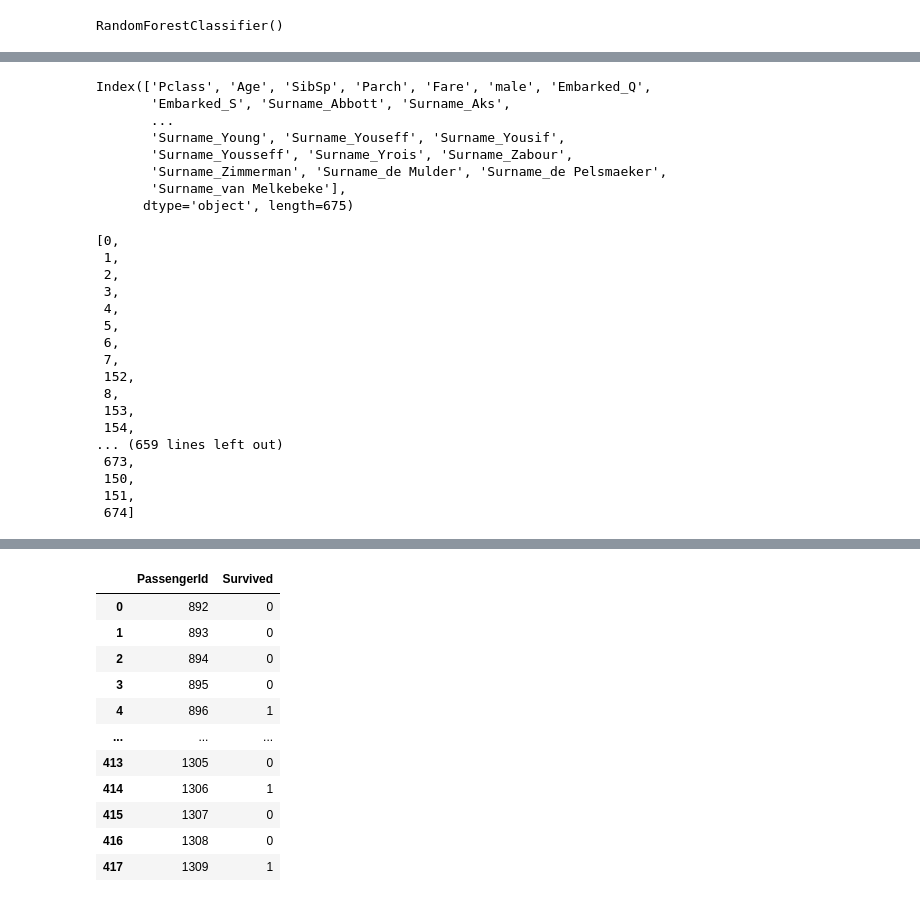
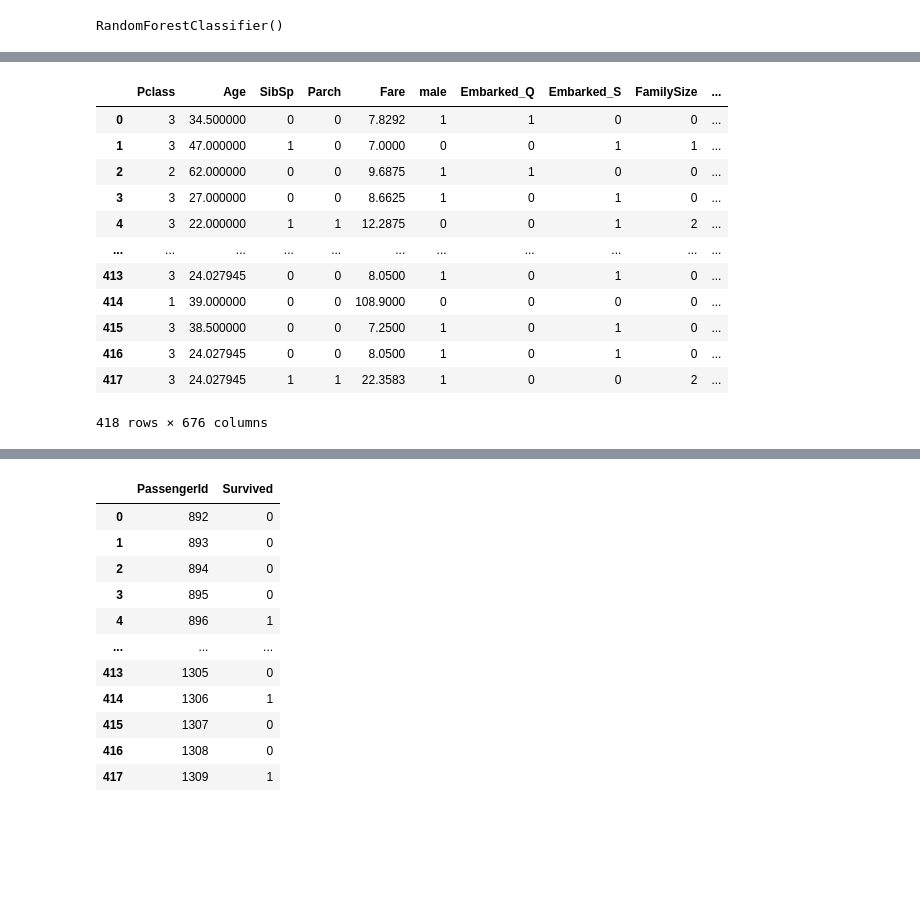
Before and after one commit to Avngrstark62/Titanic---Machine-Learning-from-Disaster, a Jupyter notebook: random_forest_classifier.ipynb, the cells around one changed output, grey strips where cells are left out. Saved outputs shown, nothing was run; the diff lists cells and outputs as text; code cells hidden in the pictures; blank space fills up the shorter version.

```diff
--- a/random_forest_classifier.ipynb
+++ b/random_forest_classifier.ipynb
@@ -192,5 +199,4 @@ data.head()
 # %%
-X = data.drop(columns=['PassengerId', 'Survived'])
-y = data['Survived']
+X = train_data.drop(columns=['PassengerId', 'Survived'])
+y = train_data['Survived']
 all_features = X.columns
-X
@@ -382,4 +258,8 @@ X.head()
 # %%
-for feature in X.columns:
+missing_features = [feature for feature in all_features if feature not in test_X.columns]
+missing_data = pd.DataFrame(0, index=test_X.index, columns=missing_features)
+test_X = pd.concat([test_X, missing_data], axis=1)
+
+for feature in test_X.columns:
     if feature not in all_features:
-        X.drop(feature, axis=1, inplace=True)
+        test_X.drop(feature, axis=1, inplace=True)
@@ -407,35 +266,21 @@ Index(['Pclass', 'Age', 'SibSp', 'Parch', 'Fare', 'male', 'Embarked_Q',
-# %%
-X.columns
-# %% [output]
-Index(['Pclass', 'Age', 'SibSp', 'Parch', 'Fare', 'male', 'Embarked_Q',
-       'Embarked_S', 'Surname_Abbott', 'Surname_Aks',
-       ...
-       'Surname_Young', 'Surname_Youseff', 'Surname_Yousif',
-       'Surname_Yousseff', 'Surname_Yrois', 'Surname_Zabour',
-       'Surname_Zimmerman', 'Surname_de Mulder', 'Surname_de Pelsmaeker',
-       'Surname_van Melkebeke'],
-      dtype='object', length=675)
 # %%
 List = []
 for feature in all_features:
-    index = X.columns.get_loc(feature)
+    index = test_X.columns.get_loc(feature)
     List.append(index)
-List
+test_X = test_X.iloc[:, List]
+test_X
 # %% [output]
+|  | Pclass | Age | SibSp | Parch | Fare | male | Embarked_Q | Embarked_S | FamilySize | ... |
+| 0 | 3 | 34.500000 | 0 | 0 | 7.8292 | 1 | 1 | 0 | 0 | ... |
+| 1 | 3 | 47.000000 | 1 | 0 | 7.0000 | 0 | 0 | 1 | 1 | ... |
+| 2 | 2 | 62.000000 | 0 | 0 | 9.6875 | 1 | 1 | 0 | 0 | ... |
+| 3 | 3 | 27.000000 | 0 | 0 | 8.6625 | 1 | 0 | 1 | 0 | ... |
+| 4 | 3 | 22.000000 | 1 | 1 | 12.2875 | 0 | 0 | 1 | 2 | ... |
+| ... | ... | ... | ... | ... | ... | ... | ... | ... | ... | ... |
+| 413 | 3 | 24.027945 | 0 | 0 | 8.0500 | 1 | 0 | 1 | 0 | ... |
+| 414 | 1 | 39.000000 | 0 | 0 | 108.9000 | 0 | 0 | 0 | 0 | ... |
+| 415 | 3 | 38.500000 | 0 | 0 | 7.2500 | 1 | 0 | 1 | 0 | ... |
+| 416 | 3 | 24.027945 | 0 | 0 | 8.0500 | 1 | 0 | 1 | 0 | ... |
+| 417 | 3 | 24.027945 | 1 | 1 | 22.3583 | 1 | 0 | 0 | 2 | ... |
-[0,
- 1,
- 2,
- 3,
- 4,
- 5,
- 6,
- 7,
- 152,
- 8,
- 153,
- 154,
-... (659 lines left out)
- 673,
- 150,
- 151,
- 674]
+418 rows × 676 columns
```
Also changed, not shown: parts of 49 cells of this notebook, 3 other files.
